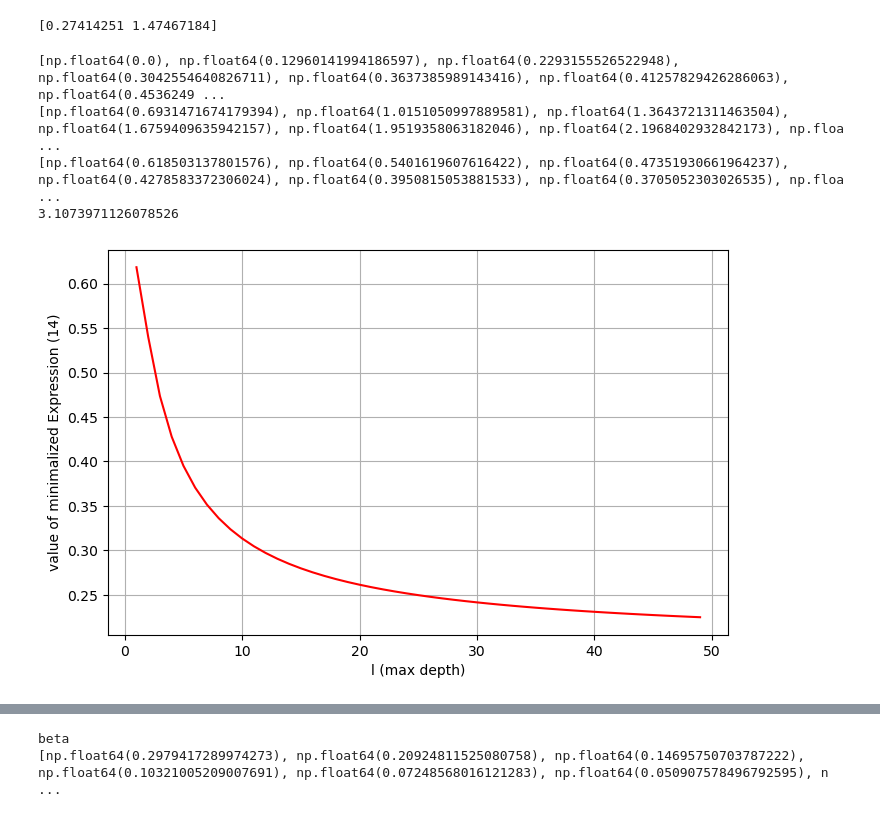
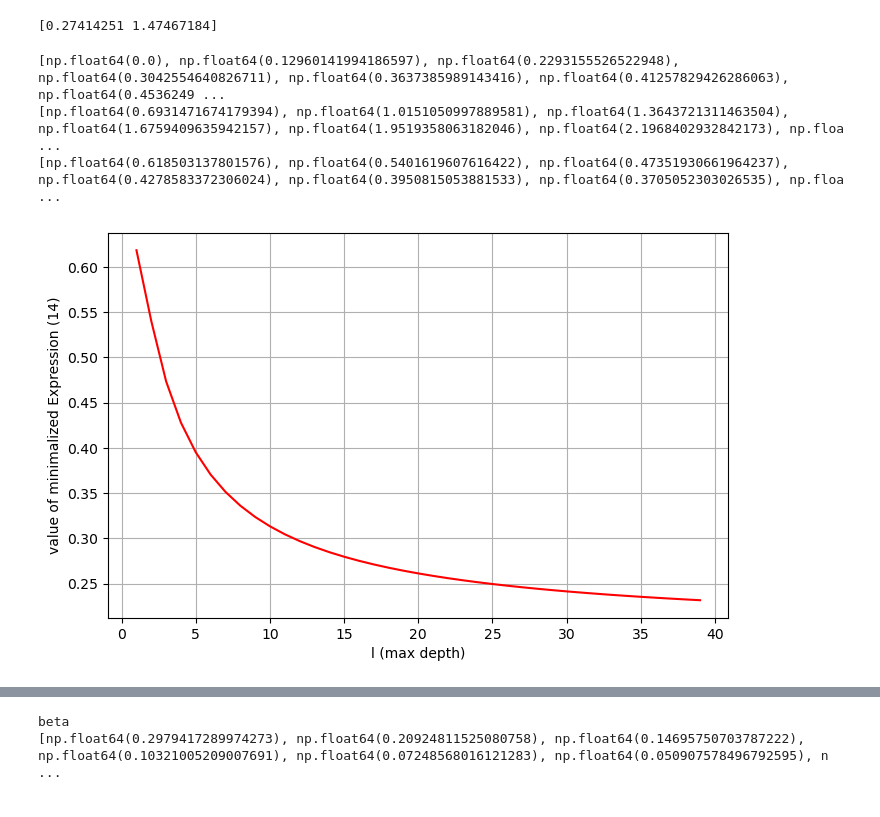
Before and after one commit to osobolewski/hbss-plus, a Jupyter notebook: minimalization.ipynb, the cells around one changed output, grey strips where cells are left out. Drawn from its saved outputs; the diff is of its cells as text; code cells hidden in the pictures.

```diff
--- a/minimalization.ipynb
+++ b/minimalization.ipynb
@@ -26,35 +26,34 @@ Ts = []
 rs = []
 xs = []
 
 def probability_function(x):
     r, T = x
     return reduce(mul, [(1 - e ** ((-r ** (d - 1) - r ** l) * T / (1 - r ** l))) ** ((r ** (d - 1) - r ** d) * T / (1 - r ** l)) for d in range(1, l + 1)])
 
-for l in range(1, 50):
+for l in range(1, 40):
     bounds = ([0, 1], [0, 100])
-    res = minimize(probability_function, [0.5, 1], bounds=bounds, tol=1e-100, options={'maxiter': 10000000}, method='l-bfgs-b')
+    res = minimize(probability_function, [0.5, 1], bounds=bounds, tol=1e-150, options={'maxiter': 100000}, method='l-bfgs-b')
     r, T = res.x
 
     rs.append(r)
     Ts.append(T)
     xs.append(l)
     vals.append(probability_function(res.x))
 print([(x) for x in rs])
 print([(x) for x in Ts])
 print([(x) for x in vals])
 
 import math
-print(math.log(vals[-1], vals[0]))
+#print(math.log(vals[-1], vals[0]))
 
 plt.figure(figsize=(8, 5))
 plt.plot(xs, vals, color='red')
 plt.xlabel('l (max depth)')
 plt.ylabel('value of minimalized Expression (14)')
 plt.grid(True)
 plt.show()
 # %% [output]
 [np.float64(0.0), np.float64(0.12960141994186597), np.float64(0.2293155526522948), np.float64(0.3042554640826711), np.float64(0.3637385989143416), np.float64(0.41257829426286063), np.float64(0.4536249 ...
 [np.float64(0.6931471674179394), np.float64(1.0151050997889581), np.float64(1.3643721311463504), np.float64(1.6759409635942157), np.float64(1.9519358063182046), np.float64(2.1968402932842173), np.floa ...
 [np.float64(0.618503137801576), np.float64(0.5401619607616422), np.float64(0.47351930661964237), np.float64(0.4278583372306024), np.float64(0.3950815053881533), np.float64(0.3705052303026535), np.floa ...
-3.1073971126078526
-[figure, old version]
+[figure, new version]
```
Also changed, not shown: parts of 9 cells of this notebook, 11 other files.
